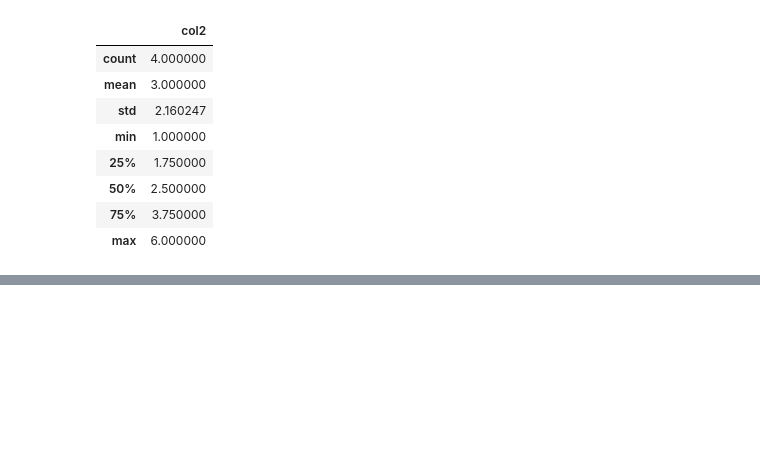
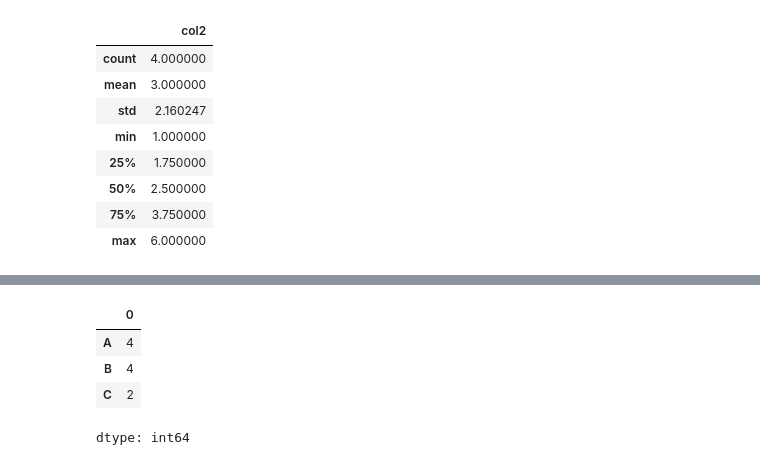
Before and after one commit to BabakDavarmanesh/Learning_Pandas, a Jupyter notebook: Learning_Pandas.ipynb, the cells around one changed output, grey strips where cells are left out. Cells and saved outputs as stored; diff of their text form; code cells hidden in the pictures; blank space fills up the shorter version.

```diff
--- a/Learning_Pandas.ipynb
+++ b/Learning_Pandas.ipynb
@@ -292,0 +332,8 @@ frame.describe(include="number")
+# %%
+df1.idxmin(axis=0)
+# %% [output]
+|  | 0 |
+| A | 4 |
+| B | 4 |
+| C | 2 |
+dtype: int64
```
Also changed, not shown: parts of 9 cells of this notebook.
